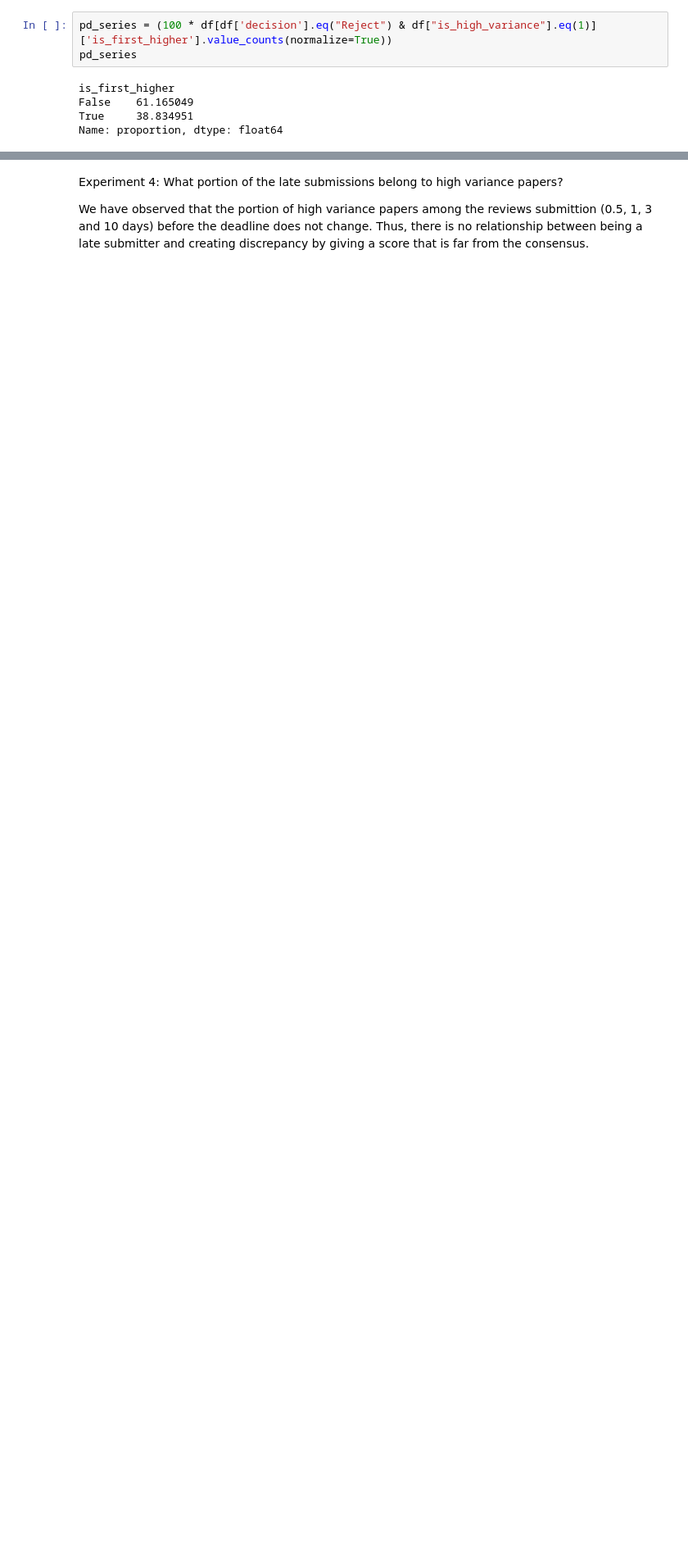
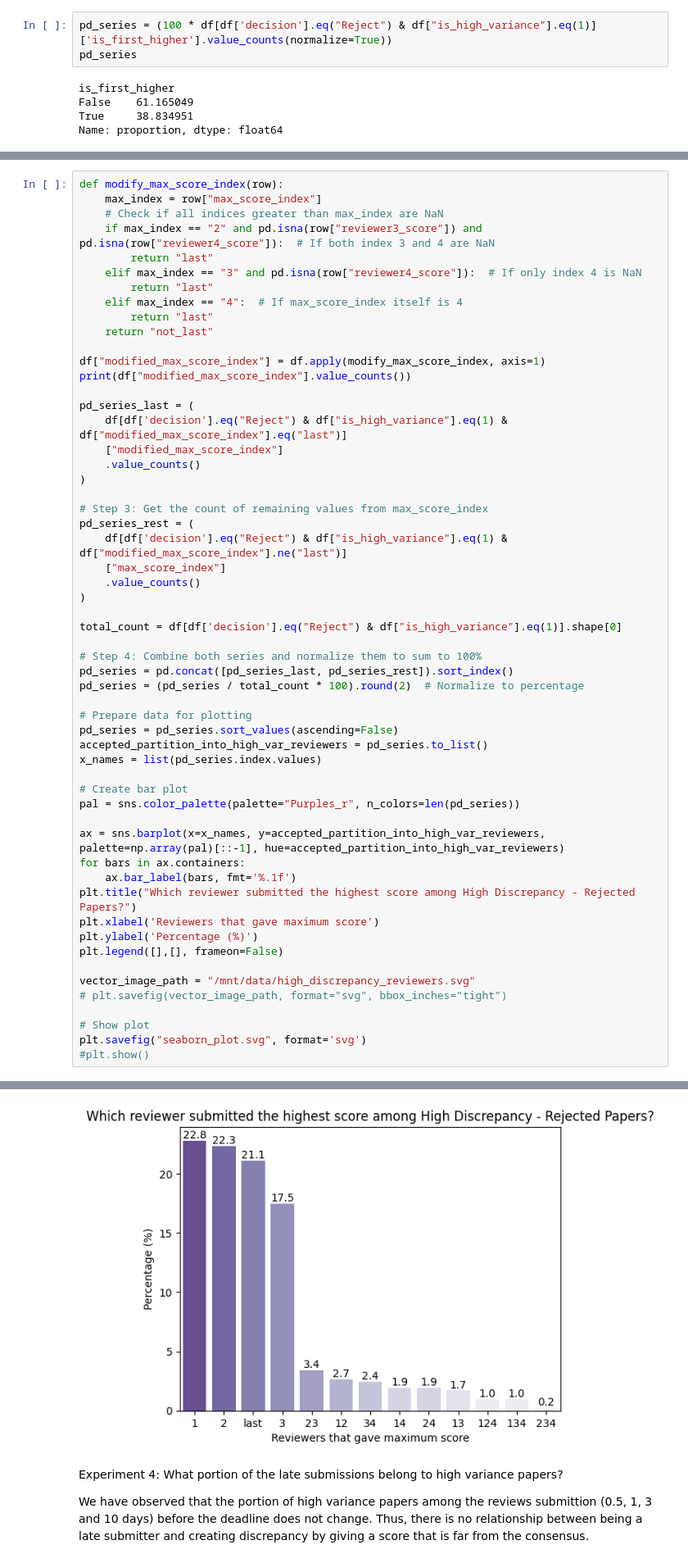
Before and after one commit to halilfarukkaragoz/data-literacy-group16, a Jupyter notebook: busra/time_relationship.ipynb, the cells around one changed output, grey strips where cells are left out. Shown at 82% size. Cells and saved outputs as stored; diff of their text form; blank space fills up the shorter version.

```diff
--- a/busra/time_relationship.ipynb
+++ b/busra/time_relationship.ipynb
@@ -458,3 +460,60 @@ plt.ylabel('Percentage (%)')
 plt.show()
 # %% [output]
 [figure]
+# %%
+def modify_max_score_index(row):
+    max_index = row["max_score_index"]
+    # Check if all indices greater than max_index are NaN
+    if max_index == "2" and pd.isna(row["reviewer3_score"]) and pd.isna(row["reviewer4_score"]):  # If both index 3 and 4 are NaN
+        return "last"
+    elif max_index == "3" and pd.isna(row["reviewer4_score"]):  # If only index 4 is NaN
+        return "last"
+    elif max_index == "4":  # If max_score_index itself is 4
+        return "last"
+    return "not_last"
+
+df["modified_max_score_index"] = df.apply(modify_max_score_index, axis=1)
+print(df["modified_max_score_index"].value_counts())
+
+pd_series_last = (
+    df[df['decision'].eq("Reject") & df["is_high_variance"].eq(1) & df["modified_max_score_index"].eq("last")]
+    ["modified_max_score_index"]
+    .value_counts()
+)
+
+# Step 3: Get the count of remaining values from max_score_index
+pd_series_rest = (
+    df[df['decision'].eq("Reject") & df["is_high_variance"].eq(1) & df["modified_max_score_index"].ne("last")]
+    ["max_score_index"]
+    .value_counts()
+)
+
+total_count = df[df['decision'].eq("Reject") & df["is_high_variance"].eq(1)].shape[0]
+
+# Step 4: Combine both series and normalize them to sum to 100%
+pd_series = pd.concat([pd_series_last, pd_series_rest]).sort_index()
+pd_series = (pd_series / total_count * 100).round(2)  # Normalize to percentage
+
+# Prepare data for plotting
+pd_series = pd_series.sort_values(ascending=False)
+accepted_partition_into_high_var_reviewers = pd_series.to_list()
+x_names = list(pd_series.index.values)
+
+# Create bar plot
+pal = sns.color_palette(palette="Purples_r", n_colors=len(pd_series))
+
+ax = sns.barplot(x=x_names, y=accepted_partition_into_high_var_reviewers, palette=np.array(pal)[::-1], hue=accepted_partition_into_high_var_reviewers)
+for bars in ax.containers:
+    ax.bar_label(bars, fmt='%.1f')
+plt.title("Which reviewer submitted the highest score among High Discrepancy - Rejected Papers?")
+plt.xlabel('Reviewers that gave maximum score')
+plt.ylabel('Percentage (%)')
+plt.legend([],[], frameon=False)
+
+vector_image_path = "/mnt/data/high_discrepancy_reviewers.svg"
+# plt.savefig(vector_image_path, format="svg", bbox_inches="tight")
+
+# Show plot
+plt.savefig("seaborn_plot.svg", format='svg')
+#plt.show()
+# %% [output]
@@ -461,3 +524,4 @@ plt.show()
+[figure, added]
 # %% [markdown]
 Experiment 4: What portion of the late submissions belong to high variance papers?
 
```
Also changed, not shown: parts of 8 cells of this notebook, 6 other files.
